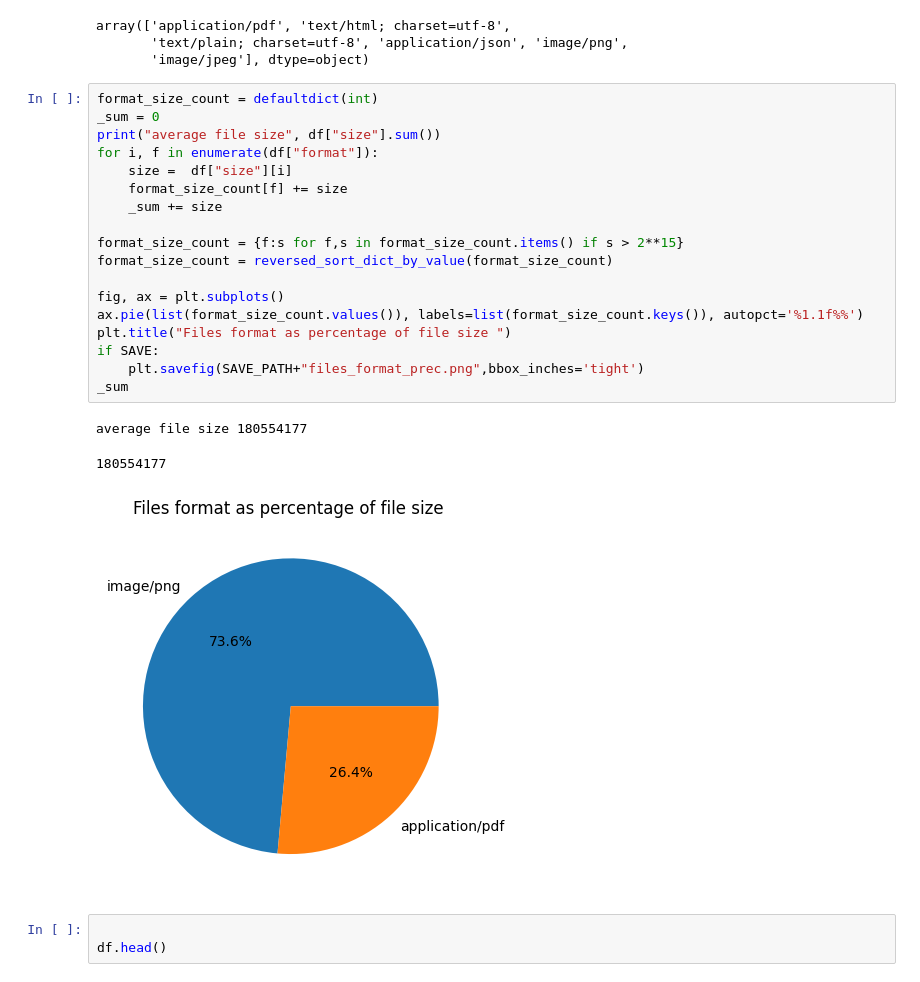
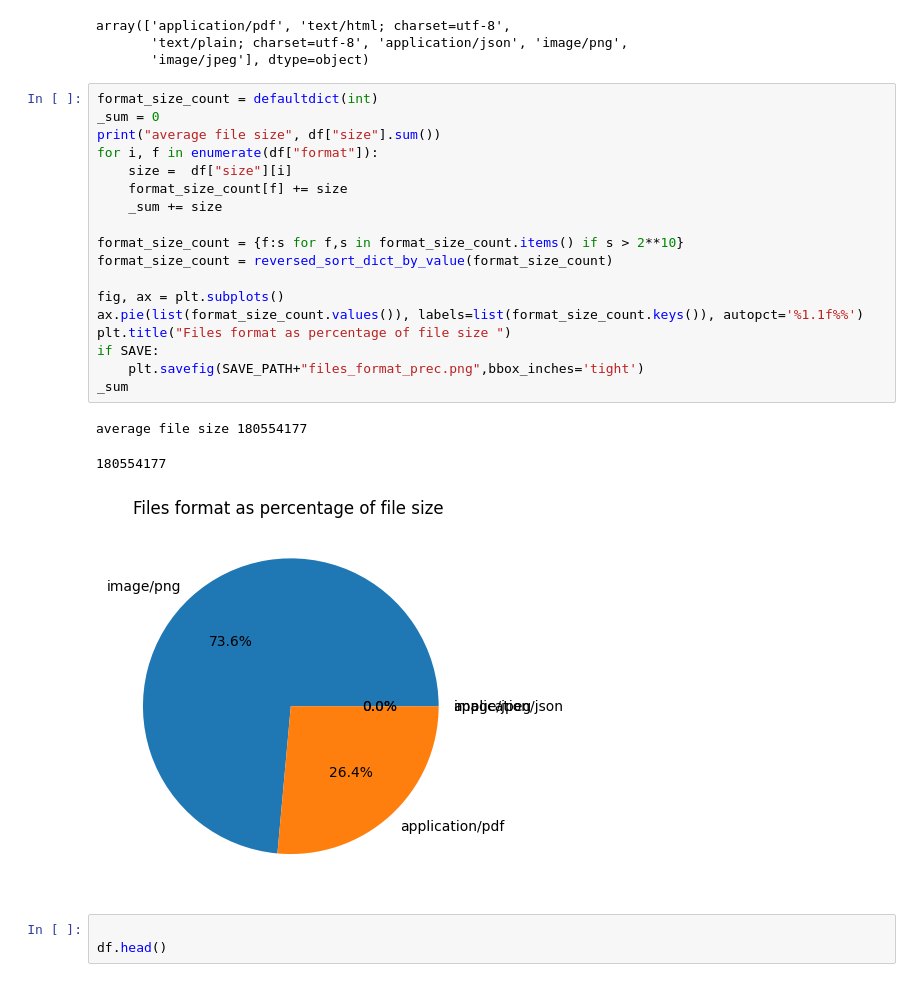
Before and after one commit to AxelGard/seek-ipns, a Jupyter notebook: playground/peer_data.ipynb, the cells around one changed output. Drawn from its saved outputs; the diff is of its cells as text.

```diff
--- a/playground/peer_data.ipynb
+++ b/playground/peer_data.ipynb
@@ -177,25 +177,25 @@ array(['application/pdf', 'text/html; charset=utf-8',
 # %%
 format_size_count = defaultdict(int)
 _sum = 0
 print("average file size", df["size"].sum())
 for i, f in enumerate(df["format"]):
     size =  df["size"][i]
     format_size_count[f] += size
     _sum += size
 
-format_size_count = {f:s for f,s in format_size_count.items() if s > 2**15}
+format_size_count = {f:s for f,s in format_size_count.items() if s > 2**10}
 format_size_count = reversed_sort_dict_by_value(format_size_count)
 
 fig, ax = plt.subplots()
 ax.pie(list(format_size_count.values()), labels=list(format_size_count.keys()), autopct='%1.1f%%')
 plt.title("Files format as percentage of file size ")
 if SAVE:
     plt.savefig(SAVE_PATH+"files_format_prec.png",bbox_inches='tight')
 _sum
 # %% [output]
 average file size 180554177
 180554177
-[figure, old version]
+[figure, new version]
 # %%
 
 df.head()
```
Also changed, not shown: parts of 8 cells of this notebook, 1 other file.
